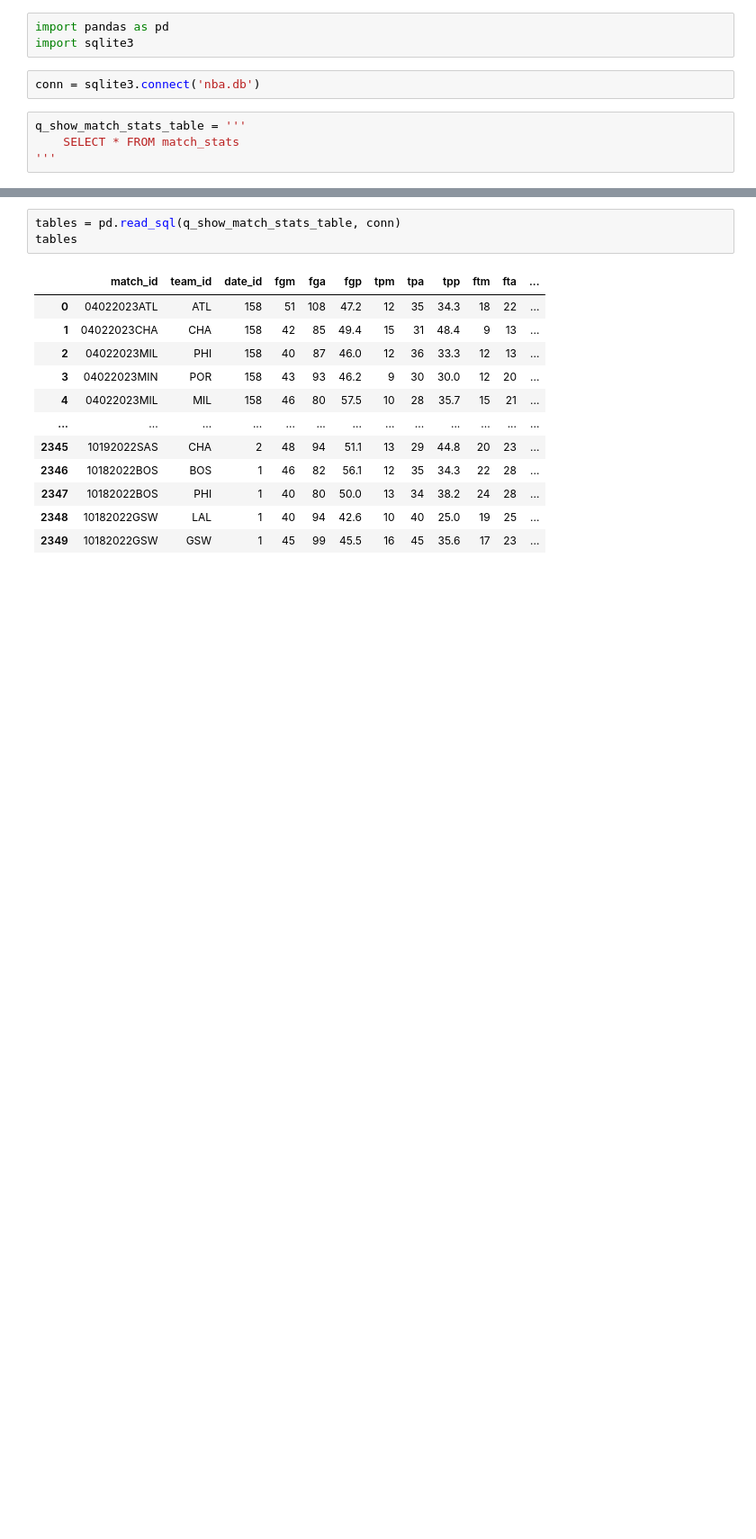
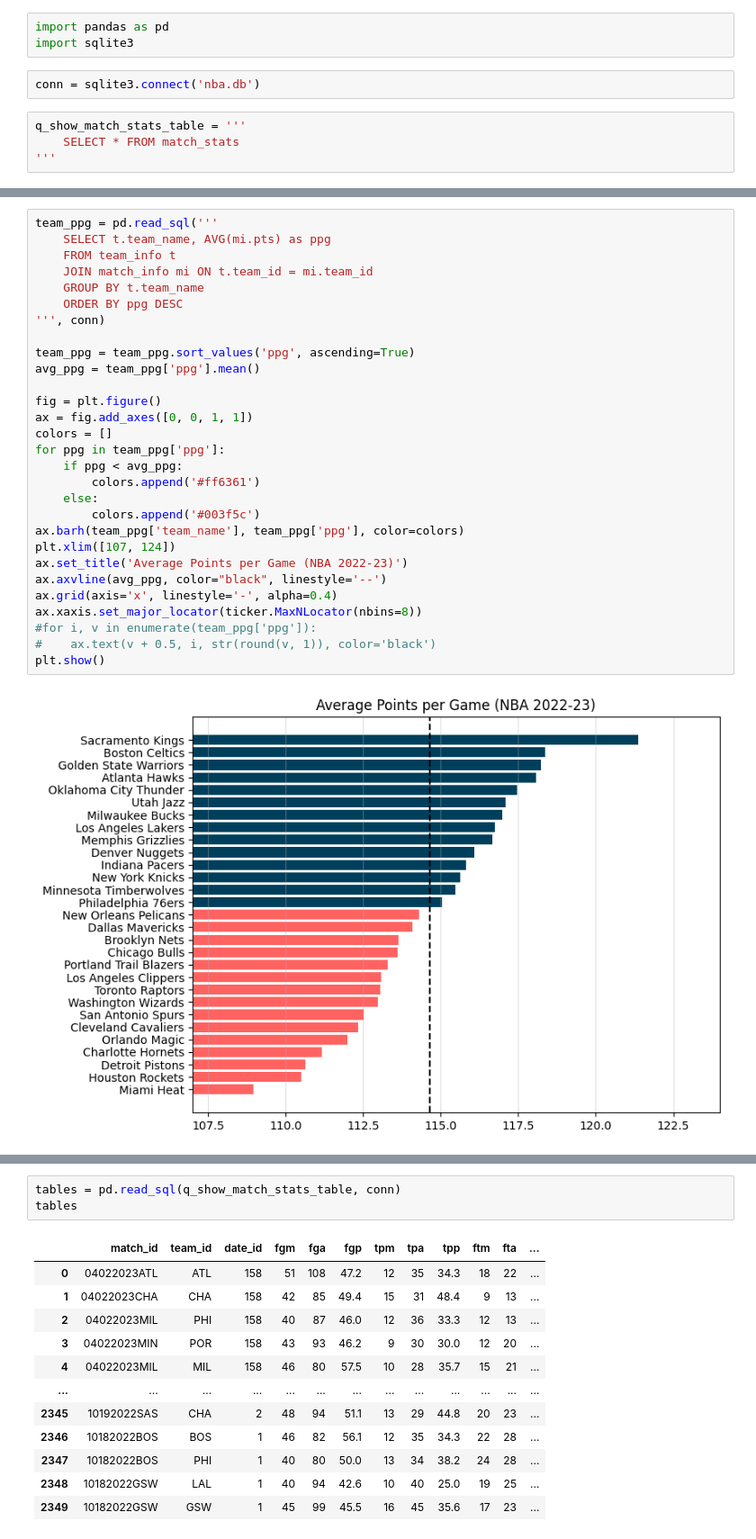
Before and after one commit to AlexandruNitulescu/nba_visualizer_py, a Jupyter notebook: database.ipynb, the cells around one changed output, grey strips where cells are left out. Shown: that part at 90% size. Saved outputs shown, nothing was run; the diff lists cells and outputs as text; blank space fills up the shorter version.

```diff
--- a/database.ipynb
+++ b/database.ipynb
@@ -363,0 +491,31 @@ q_show_match_stats_table = '''
+# %%
+team_ppg = pd.read_sql('''
+    SELECT t.team_name, AVG(mi.pts) as ppg
+    FROM team_info t
+    JOIN match_info mi ON t.team_id = mi.team_id
+    GROUP BY t.team_name
+    ORDER BY ppg DESC
+''', conn)
+
+team_ppg = team_ppg.sort_values('ppg', ascending=True)
+avg_ppg = team_ppg['ppg'].mean()
+
+fig = plt.figure()
+ax = fig.add_axes([0, 0, 1, 1])
+colors = []
+for ppg in team_ppg['ppg']:
+    if ppg < avg_ppg:
+        colors.append('#ff6361')
+    else:
+        colors.append('#003f5c')
+ax.barh(team_ppg['team_name'], team_ppg['ppg'], color=colors)
+plt.xlim([107, 124])
+ax.set_title('Average Points per Game (NBA 2022-23)')
+ax.axvline(avg_ppg, color="black", linestyle='--')
+ax.grid(axis='x', linestyle='-', alpha=0.4)
+ax.xaxis.set_major_locator(ticker.MaxNLocator(nbins=8))
+#for i, v in enumerate(team_ppg['ppg']):
+#    ax.text(v + 0.5, i, str(round(v, 1)), color='black')
+plt.show()
+# %% [output]
+[figure, added]
```
Also changed, not shown: parts of 33 cells of this notebook, 4 other files.
